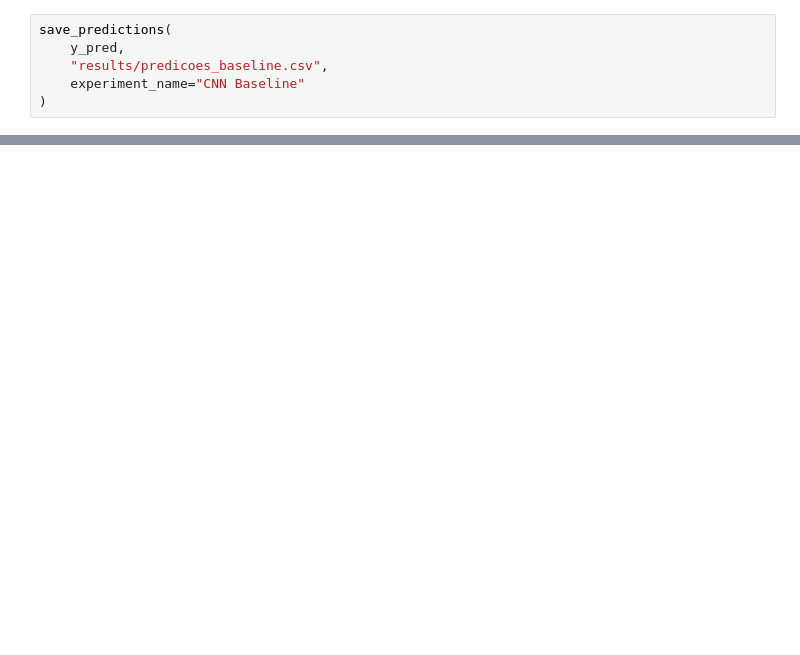
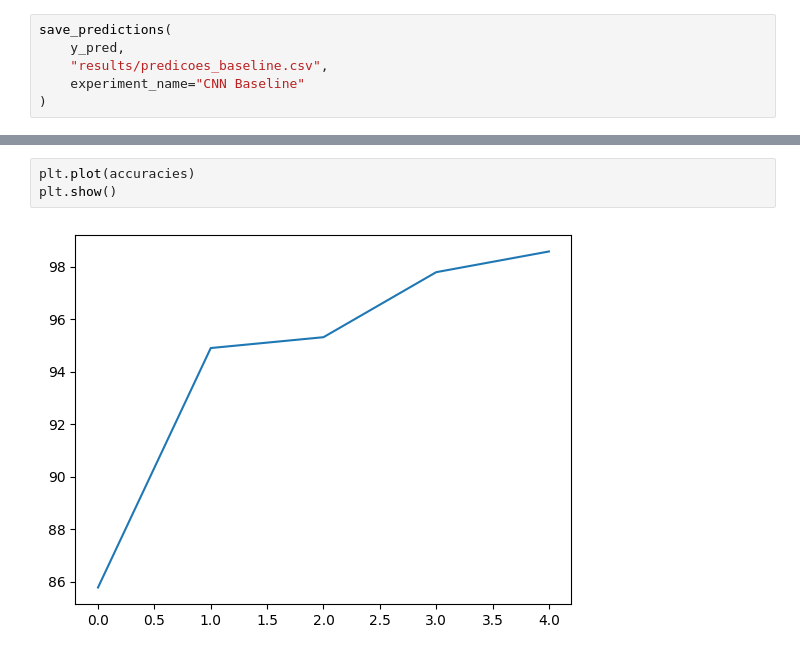
Before and after one commit to EngRPin/T2-VisComp, a Jupyter notebook: experimento_baseline_m.ipynb, the cells around one changed output, grey strips where cells are left out. Cells and saved outputs as stored; diff of their text form; blank space fills up the shorter version.

```diff
--- a/experimento_baseline_m.ipynb
+++ b/experimento_baseline_m.ipynb
@@ -228,0 +239,5 @@ save_predictions(
+# %%
+plt.plot(accuracies)
+plt.show()
+# %% [output]
+[figure, added]
```
Also changed, not shown: parts of 7 cells of this notebook, 19 other files.
